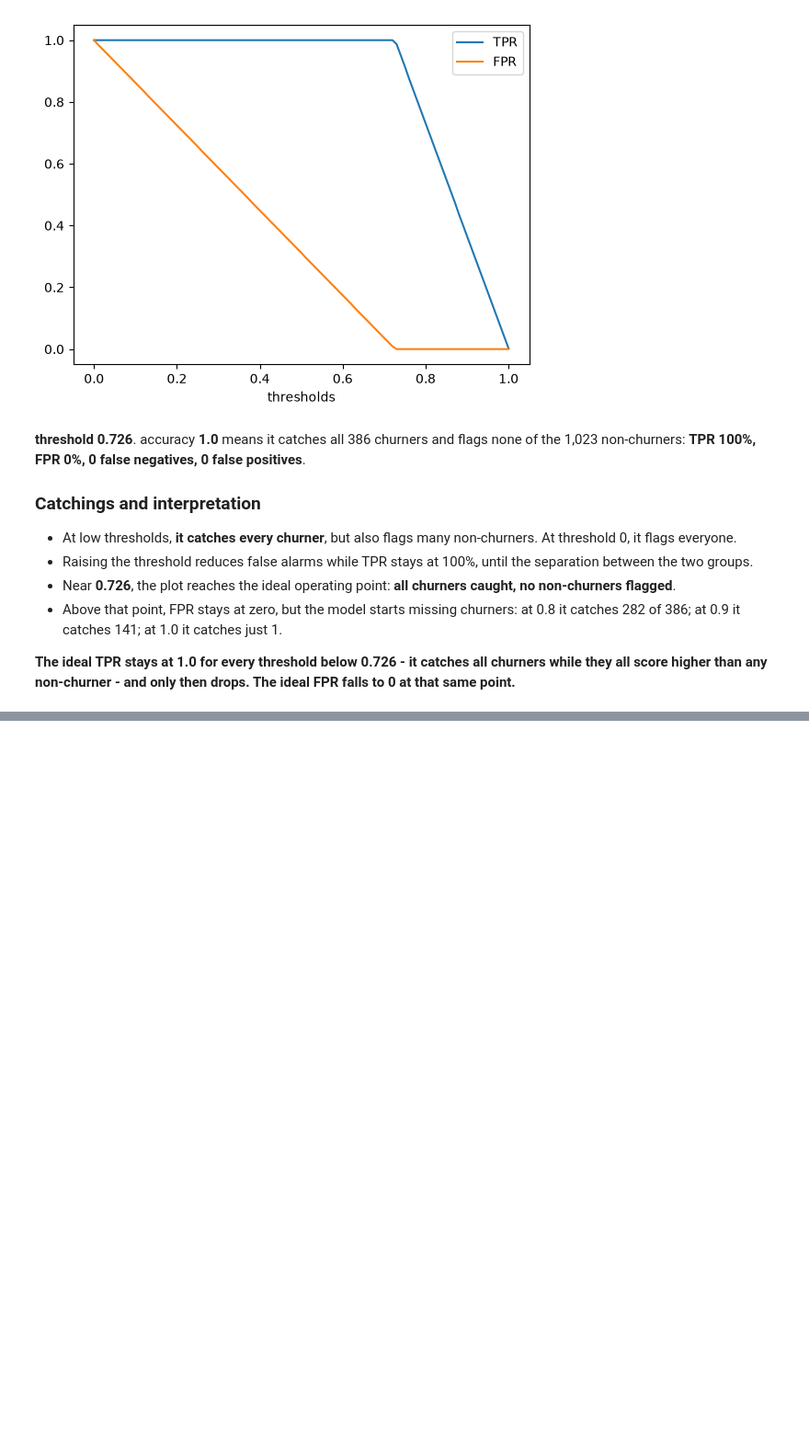
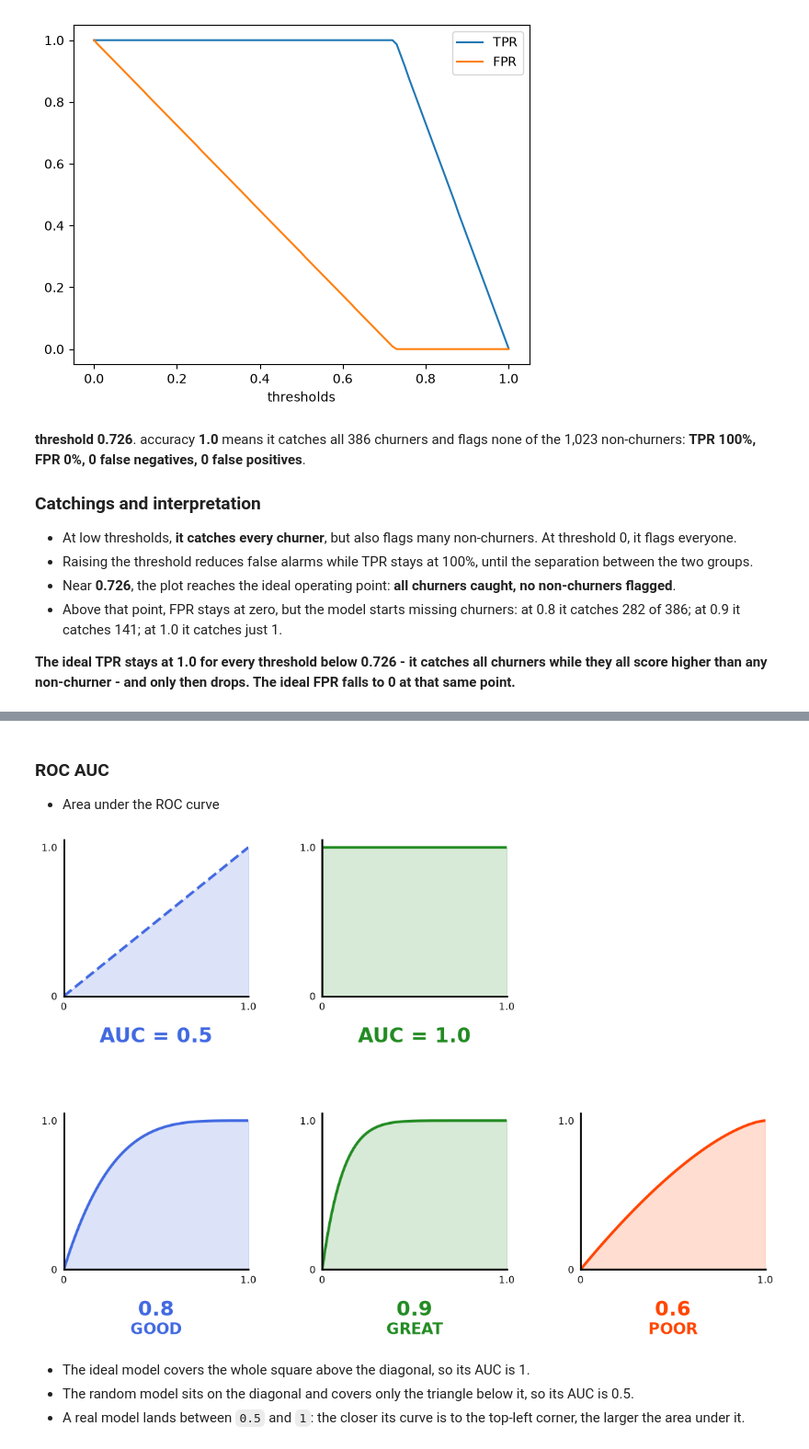
Before and after one commit to RwinRad/ml-forge, a Jupyter notebook: 04-evaluation/churn-prediction-model-evaluation.ipynb, the cells around one changed output, grey strips where cells are left out. Shown at 92% size. Drawn from its saved outputs; the diff is of its cells as text; code cells hidden in the pictures; blank space fills up the shorter version.

```diff
--- a/04-evaluation/churn-prediction-model-evaluation.ipynb
+++ b/04-evaluation/churn-prediction-model-evaluation.ipynb
@@ -632,0 +700,80 @@ The x-axis is the **decision threshold**; the y-axis shows the rate from 0 to 1.
+# %% [markdown]
+### ROC AUC
+- Area under the ROC curve
+# %%
+x_values = np.linspace(0, 1, 500)
+
+curves = [
+    (x_values, x_values, "0.5", "RANDOM", "royalblue"),
+    (np.array([0, 0, 1]), np.array([0, 1, 1]),
+     "1.0", "PERFECT", "forestgreen"),
+    (x_values, 1 - (1 - x_values)**4, "0.8", "GOOD", "royalblue"),
+    (x_values, 1 - (1 - x_values)**9, "0.9", "GREAT", "forestgreen"),
+    (x_values, 1 - (1 - x_values)**1.5, "0.6", "POOR", "orangered"),
+]
+
+fig, axes = plt.subplots(2, 3, figsize=(14, 8))
+fig.patch.set_facecolor("white")
+
+positions = [(0, 0), (0, 1), (1, 0), (1, 1), (1, 2)]
+
+for i, (x_data, y_data, auc, label, color) in enumerate(curves):
+    ax = axes[positions[i]]
+
+    ax.plot(
+        x_data, y_data,
+        color=color,
+        linewidth=3,
+        linestyle="--" if auc == "0.5" else "-"
+    )
+
+    ax.fill_between(x_data, 0, y_data, color=color, alpha=0.18)
+
+    ax.set_xlim(0, 1)
+    ax.set_ylim(0, 1.05)
+    ax.set_xticks([0, 1])
+    ax.set_yticks([0, 1])
+    ax.set_xticklabels(["0", "1.0"])
+    ax.set_yticklabels(["0", "1.0"])
+
+    ax.spines["top"].set_visible(False)
+    ax.spines["right"].set_visible(False)
+    ax.spines["left"].set_linewidth(2)
+    ax.spines["bottom"].set_linewidth(2)
+    ax.tick_params(length=0, labelsize=11, pad=7)
+
+    score_text = f"AUC = {auc}" if i < 2 else auc
+
+    ax.text(
+        0.5, -0.20, score_text,
+        transform=ax.transAxes,
+        ha="center", va="top",
+        fontsize=22, fontweight="bold",
+        color=color
+    )
+
+    if i >= 2:
+        ax.text(
+            0.5, -0.34, label,
+            transform=ax.transAxes,
+            ha="center", va="top",
+            fontsize=17, fontweight="bold",
+            color=color
+        )
+
+axes[0, 2].axis("off")
+
+fig.subplots_adjust(
+    hspace=0.75,
+    wspace=0.4,
+    bottom=0.12,
+    top=0.95
+)
+
+plt.show()
+# %% [output]
+[figure, added]
+# %% [markdown]
+- The ideal model covers the whole square above the diagonal, so its AUC is 1.
+- The random model sits on the diagonal and covers only the triangle below it, so its AUC is 0.5.
+- A real model lands between `0.5` and `1`: the closer its curve is to the top-left corner, the larger the area under it.
```
Also changed, not shown: parts of 26 cells of this notebook.
